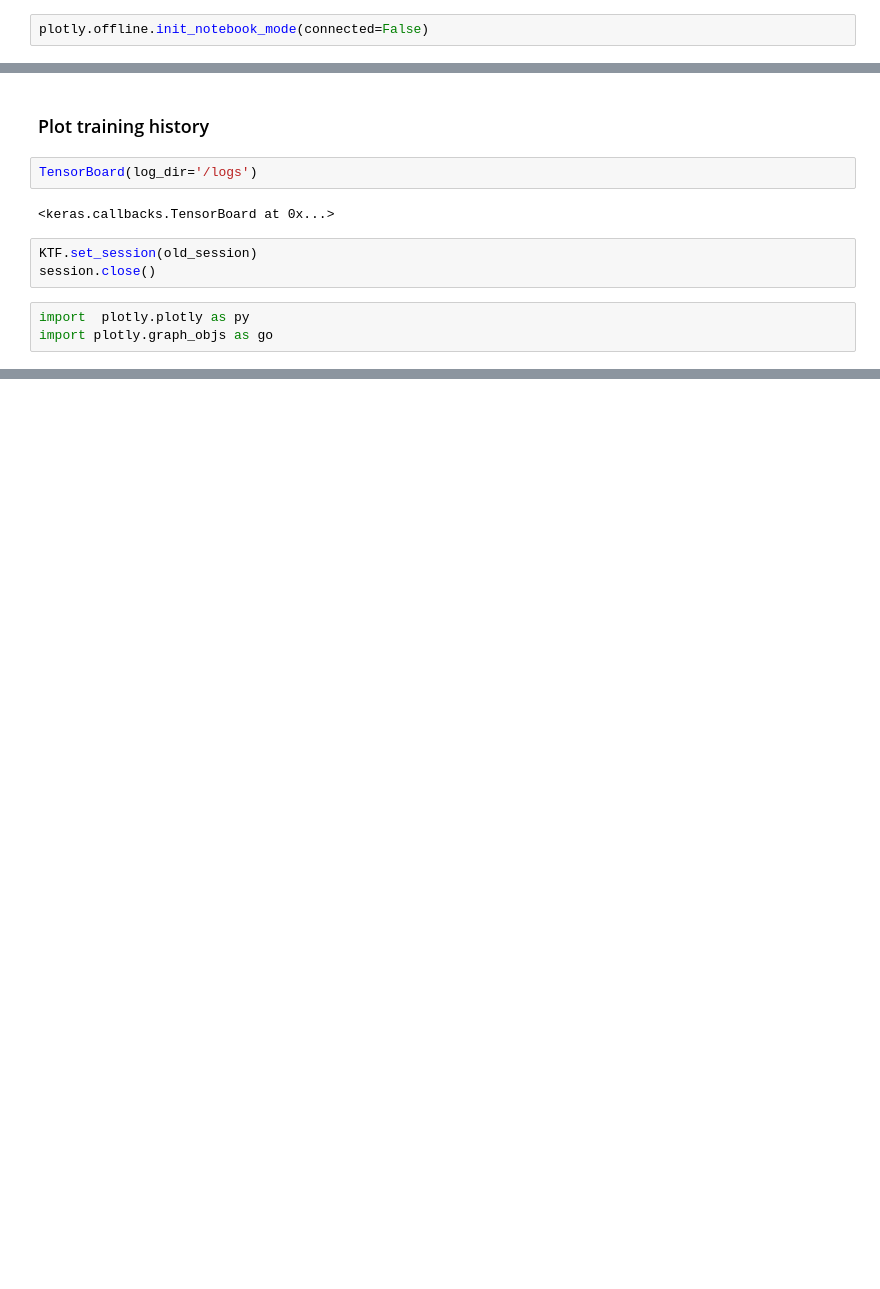
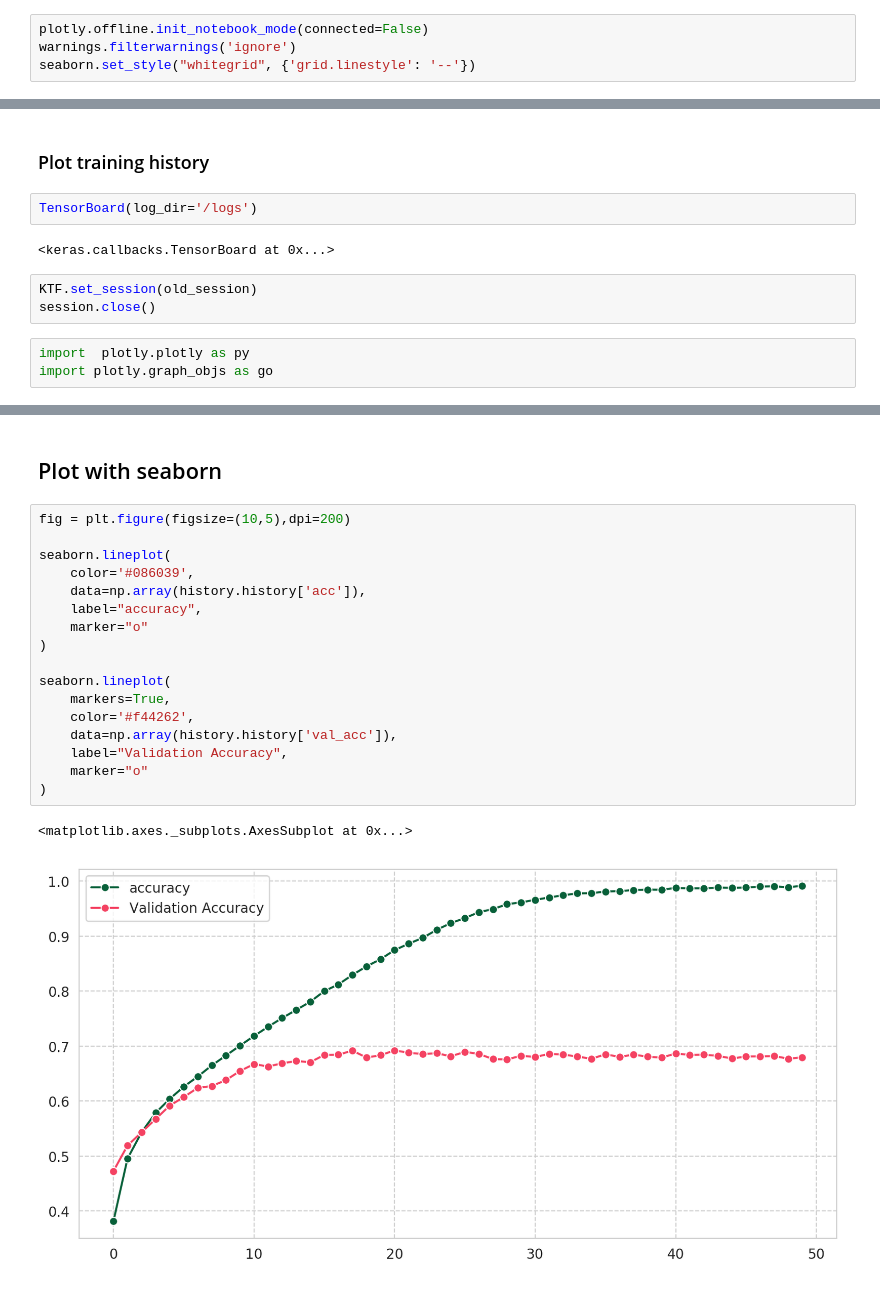
Before and after one commit to sasayabaku/Machine-Learning-notebook-memo, a Jupyter notebook: Example_CNN/cifar10.ipynb, the cells around one changed output, grey strips where cells are left out. Cells and saved outputs as stored; diff of their text form; blank space fills up the shorter version.

Commit message:
Plot cell with seaborn

```diff
--- a/Example_CNN/cifar10.ipynb
+++ b/Example_CNN/cifar10.ipynb
@@ -22,5 +23,7 @@ Using TensorFlow backend.
 # %%
 plotly.offline.init_notebook_mode(connected=False)
+warnings.filterwarnings('ignore')
+seaborn.set_style("whitegrid", {'grid.linestyle': '--'})
 # %% [output]
 [interactive output not drawn]
 # %%
@@ -192,0 +226,22 @@ plotly.offline.iplot(data)
+# %% [markdown]
+## Plot with seaborn
+# %%
+fig = plt.figure(figsize=(10,5),dpi=200)
+
+seaborn.lineplot(
+    color='#086039',
+    data=np.array(history.history['acc']),
+    label="accuracy",
+    marker="o"
+)
+
+seaborn.lineplot(
+    markers=True,
+    color='#f44262',
+    data=np.array(history.history['val_acc']),
+    label="Validation Accuracy",
+    marker="o"
+)
+# %% [output]
+<matplotlib.axes._subplots.AxesSubplot at 0x...>
+[figure, added]
```
Also changed, not shown: parts of 5 cells of this notebook.
